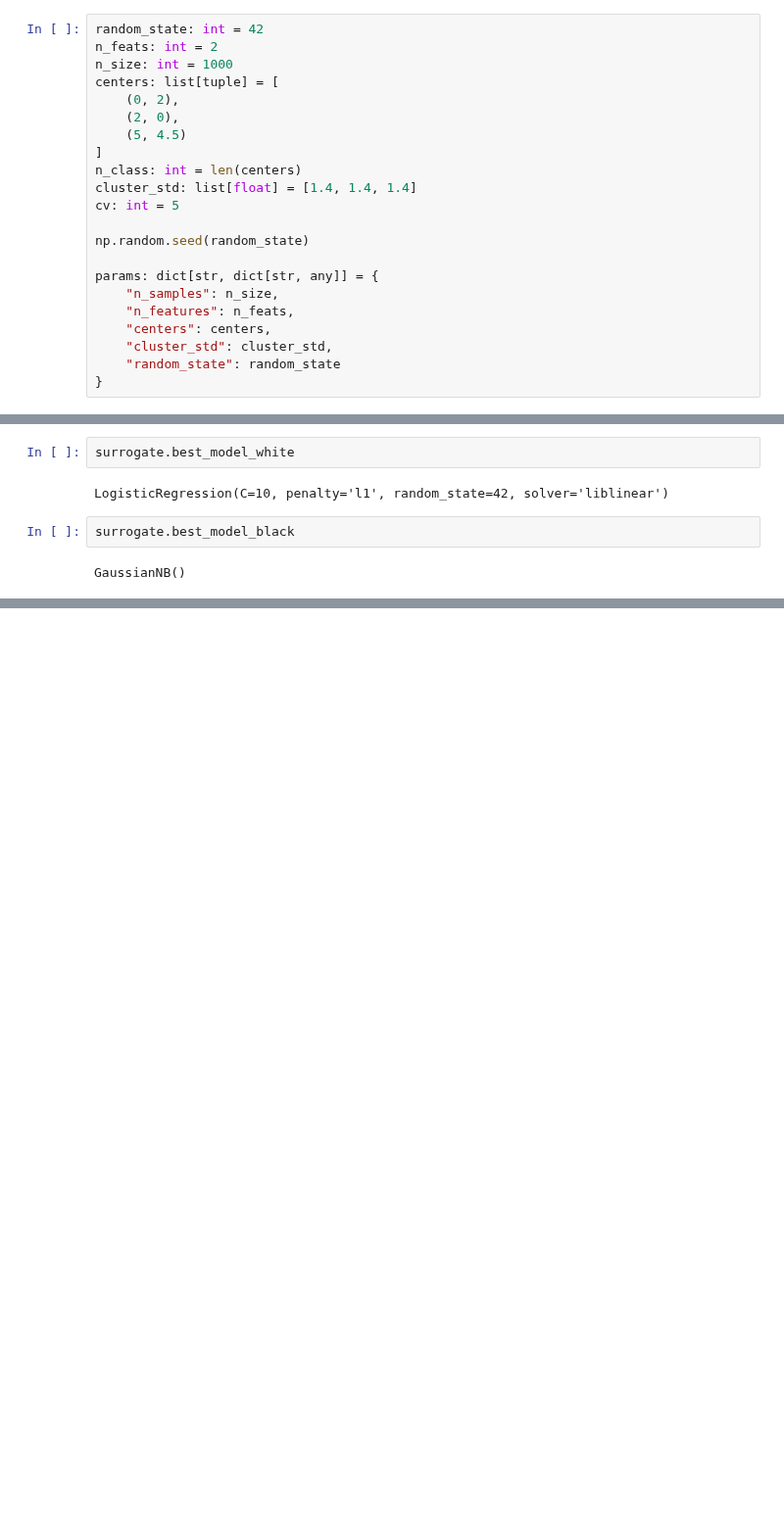
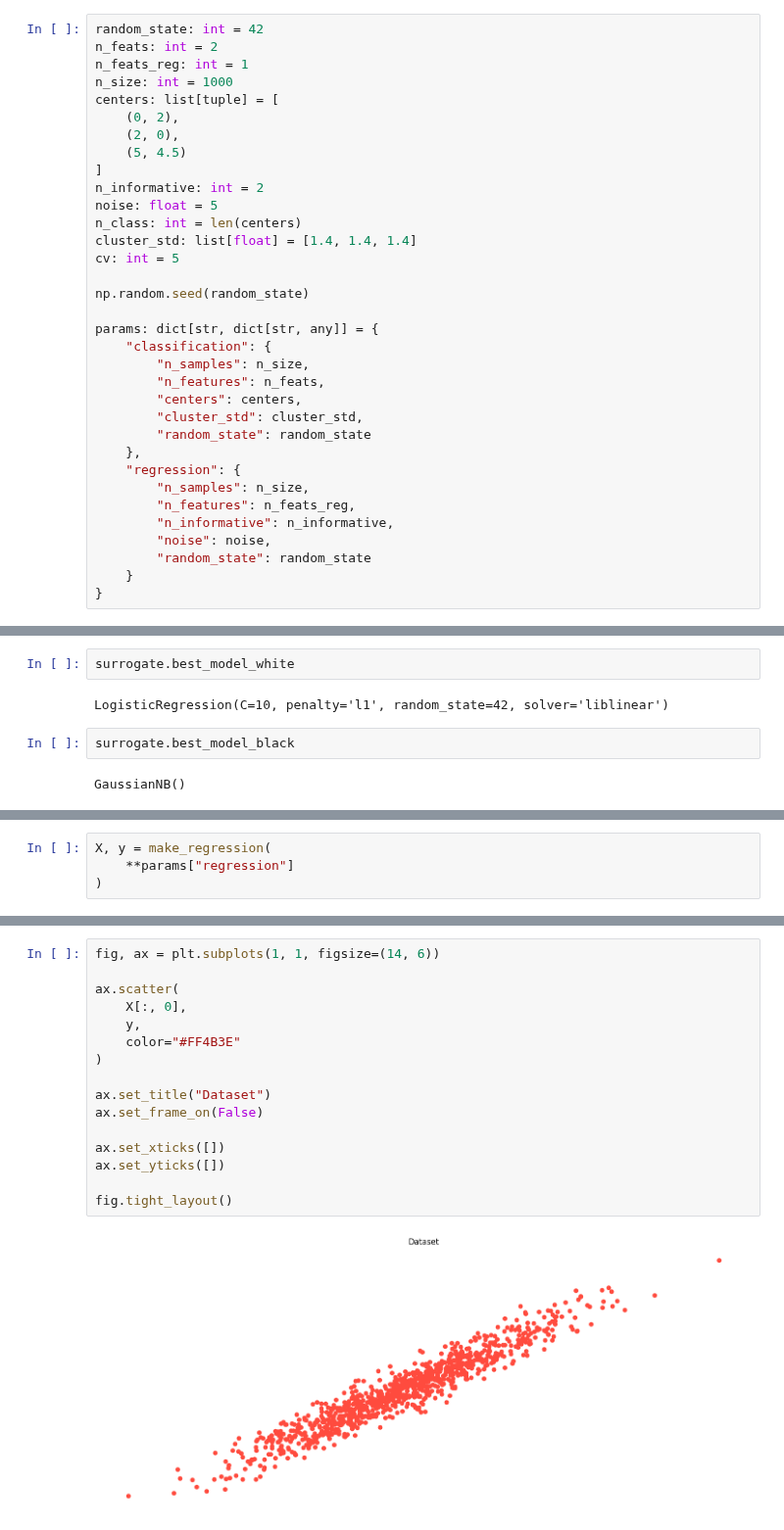
Before and after one commit to Manuelfjr/mlpr, a Jupyter notebook: notebooks/supervisioned/classification/03.ml_surrogates.ipynb, the cells around one changed output, grey strips where cells are left out. Shown at 98% size. Drawn from its saved outputs; the diff is of its cells as text; blank space fills up the shorter version.

```diff
--- a/notebooks/supervisioned/classification/03.ml_surrogates.ipynb
+++ b/notebooks/supervisioned/classification/03.ml_surrogates.ipynb
@@ -28,12 +31,15 @@ from mlpr.ml.supervisioned.surrogates.surrogates import Surrogate
 # %%
 random_state: int = 42
 n_feats: int = 2
+n_feats_reg: int = 1
 n_size: int = 1000
 centers: list[tuple] = [
     (0, 2),
     (2, 0),
     (5, 4.5)
 ]
+n_informative: int = 2
+noise: float = 5
 n_class: int = len(centers)
 cluster_std: list[float] = [1.4, 1.4, 1.4]
 cv: int = 5
@@ -41,9 +47,18 @@ cv: int = 5
 np.random.seed(random_state)
 
 params: dict[str, dict[str, any]] = {
-    "n_samples": n_size,
-    "n_features": n_feats,
-    "centers": centers,
-    "cluster_std": cluster_std,
-    "random_state": random_state
+    "classification": {
+        "n_samples": n_size,
+        "n_features": n_feats,
+        "centers": centers,
+        "cluster_std": cluster_std,
+        "random_state": random_state
+    },
+    "regression": {
+        "n_samples": n_size,
+        "n_features": n_feats_reg,
+        "n_informative": n_informative,
+        "noise": noise,
+        "random_state": random_state
+    }
 }
@@ -183,0 +313,4 @@ GaussianNB()
+# %%
+X, y = make_regression(
+    **params["regression"]
+)
@@ -183,0 +319,18 @@ GaussianNB()
+# %%
+fig, ax = plt.subplots(1, 1, figsize=(14, 6))
+
+ax.scatter(
+    X[:, 0],
+    y,
+    color="#FF4B3E"
+)
+
+ax.set_title("Dataset")
+ax.set_frame_on(False)
+
+ax.set_xticks([])
+ax.set_yticks([])
+
+fig.tight_layout()
+# %% [output]
+[figure, added]
```
Also changed, not shown: parts of 43 cells of this notebook, 5 other files.
